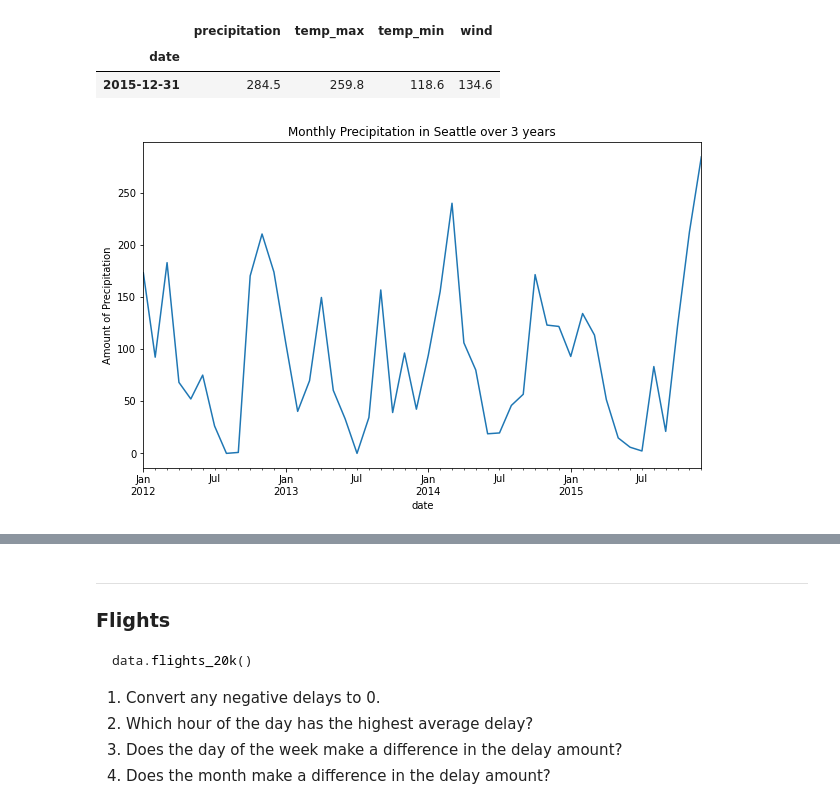
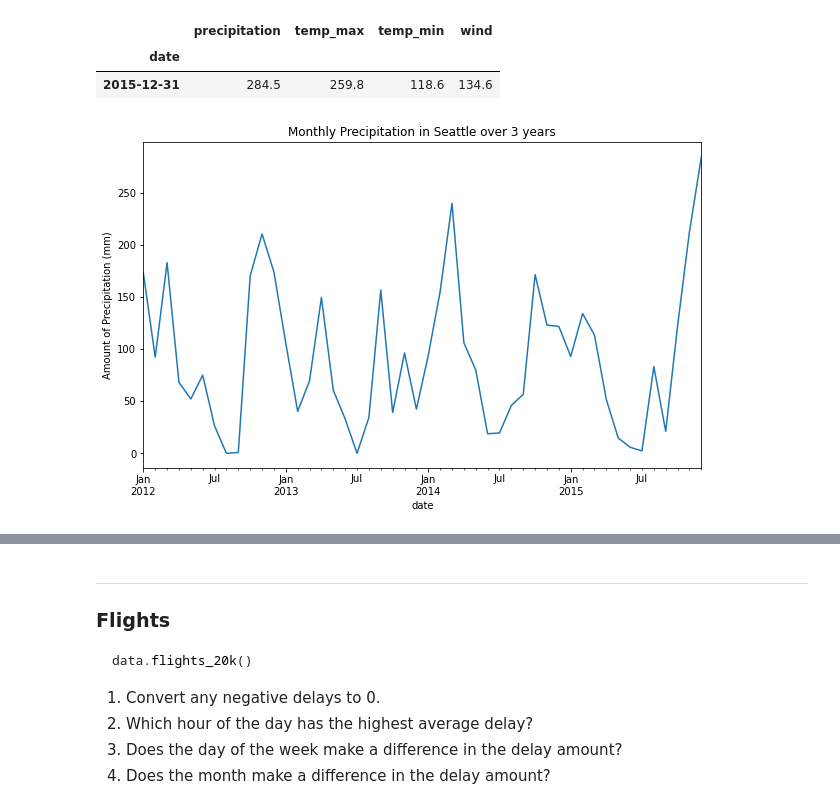
Before and after one commit to HeatherOrtegaMcMillan/time-series-exercises, a Jupyter notebook: exercises_time_series.ipynb, the cells around one changed output, grey strips where cells are left out. Drawn from its saved outputs; the diff is of its cells as text; code cells hidden in the pictures.

```diff
--- a/exercises_time_series.ipynb
+++ b/exercises_time_series.ipynb
@@ -220,10 +226,10 @@ weather.resample('M').sum().sort_values(by='precipitation', ascending=False).hea
 # %%
 # visualize monthly precipitation
 
 plt.figure(figsize= (10,6))
 weather.resample('M').sum().precipitation.plot(label = 'sum of monthly precipitation')
 plt.title("Monthly Precipitation in Seattle over 3 years")
-plt.ylabel('Amount of Precipitation')
+plt.ylabel('Amount of Precipitation (mm)')
 plt.show()
 # %% [output]
-[figure, old version]
+[figure, new version]
```
Also changed, not shown: parts of 22 cells of this notebook.
